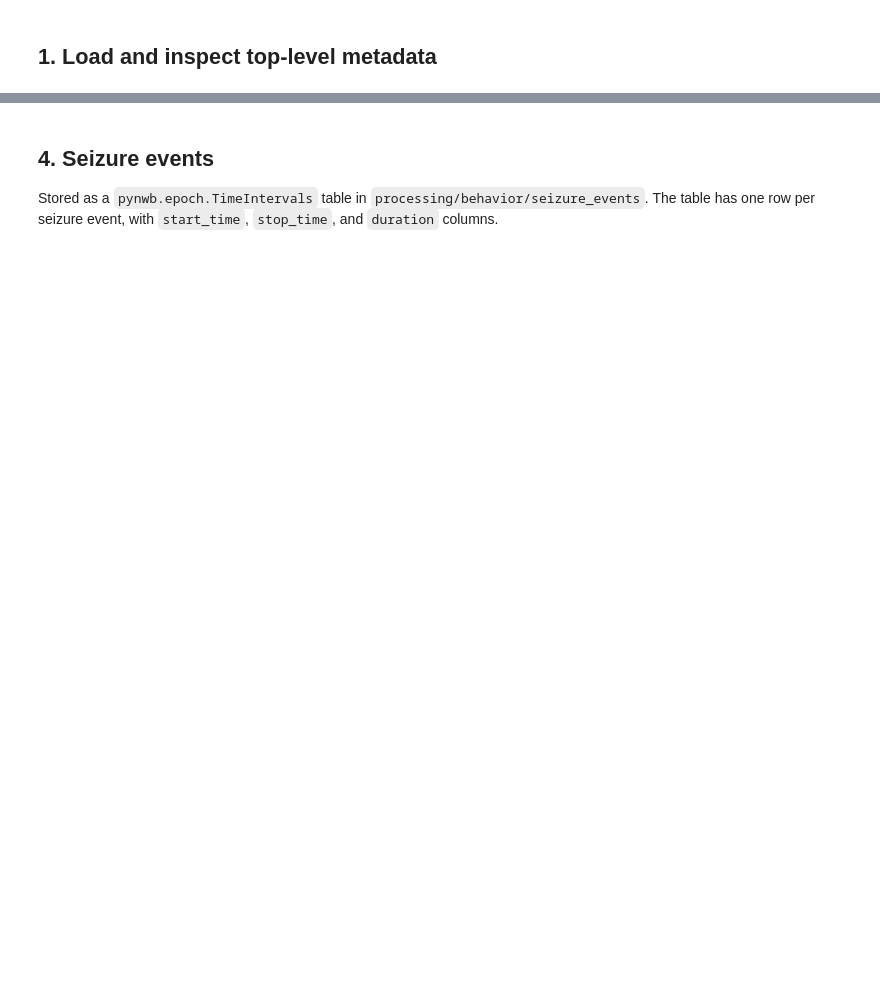
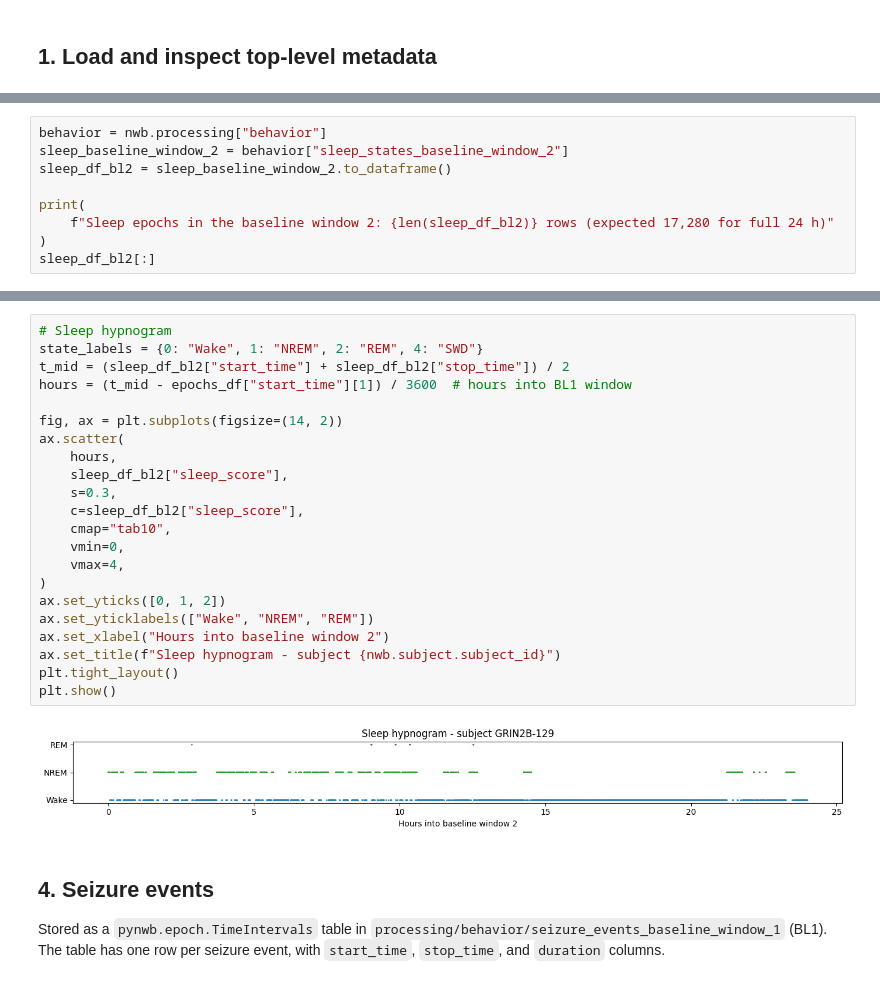
Before and after one commit to catalystneuro/gonzalez-sulser-lab-to-nwb, a Jupyter notebook: notebooks/read_grin2b_nwb.ipynb, the cells around one changed output, grey strips where cells are left out. Cells and saved outputs as stored; diff of their text form; blank space fills up the shorter version.

```diff
--- a/notebooks/read_grin2b_nwb.ipynb
+++ b/notebooks/read_grin2b_nwb.ipynb
@@ -187,0 +199,9 @@ plt.show()
+# %%
+behavior = nwb.processing["behavior"]
+sleep_baseline_window_2 = behavior["sleep_states_baseline_window_2"]
+sleep_df_bl2 = sleep_baseline_window_2.to_dataframe()
+
+print(
+    f"Sleep epochs in the baseline window 2: {len(sleep_df_bl2)} rows (expected 17,280 for full 24 h)"
+)
+sleep_df_bl2[:]
@@ -188,6 +224,30 @@ plt.show()
+# %%
+# Sleep hypnogram
+state_labels = {0: "Wake", 1: "NREM", 2: "REM", 4: "SWD"}
+t_mid = (sleep_df_bl2["start_time"] + sleep_df_bl2["stop_time"]) / 2
+hours = (t_mid - epochs_df["start_time"][1]) / 3600  # hours into BL1 window
+
+fig, ax = plt.subplots(figsize=(14, 2))
+ax.scatter(
+    hours,
+    sleep_df_bl2["sleep_score"],
+    s=0.3,
+    c=sleep_df_bl2["sleep_score"],
+    cmap="tab10",
+    vmin=0,
+    vmax=4,
+)
+ax.set_yticks([0, 1, 2])
+ax.set_yticklabels(["Wake", "NREM", "REM"])
+ax.set_xlabel("Hours into baseline window 2")
+ax.set_title(f"Sleep hypnogram - subject {nwb.subject.subject_id}")
+plt.tight_layout()
+plt.show()
+# %% [output]
+[figure, added]
 # %% [markdown]
 ## 4. Seizure events
 
-Stored as a `pynwb.epoch.TimeIntervals` table in `processing/behavior/seizure_events`.
+Stored as a `pynwb.epoch.TimeIntervals` table in `processing/behavior/seizure_events_baseline_window_1` (BL1).
 The table has one row per seizure event, with `start_time`, `stop_time`, and `duration` columns.
 # %%
```
Also changed, not shown: parts of 19 cells of this notebook.
